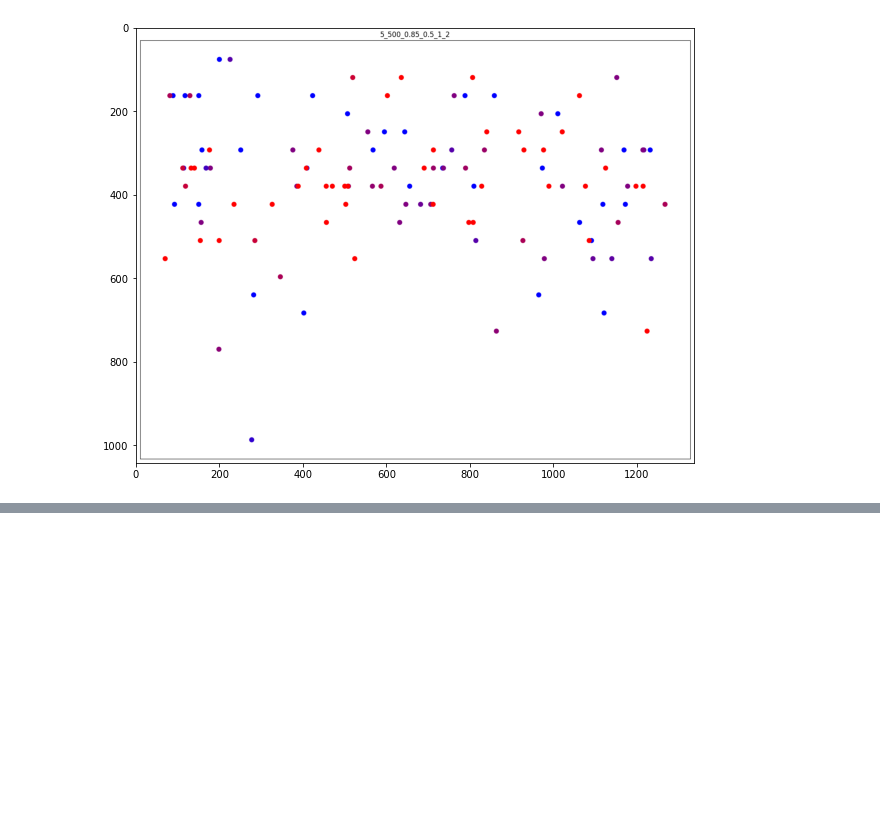
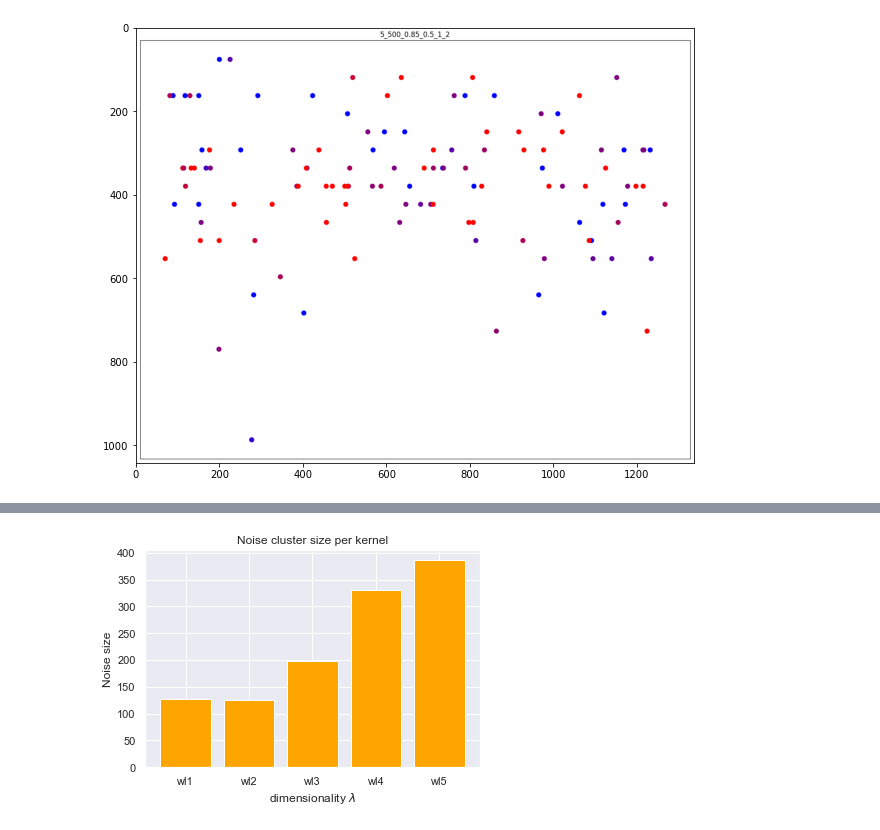
Before and after one commit to mozzafiato/DataMiningAssignment, a Jupyter notebook: ERiC/EDA_ERiC.ipynb, the cells around one changed output, grey strips where cells are left out. Cells and saved outputs as stored; diff of their text form; code cells hidden in the pictures; blank space fills up the shorter version.

```diff
--- a/ERiC/EDA_ERiC.ipynb
+++ b/ERiC/EDA_ERiC.ipynb
@@ -66,0 +146,9 @@ Kernel:  wl5
+# %%
+# plot noise sizes
+plt.bar(kernels, cluster_noise_sizes, color="orange")
+plt.title("Noise cluster size per kernel")
+plt.xlabel("dimensionality $\lambda$")
+plt.ylabel("Noise size")
+plt.show()
+# %% [output]
+[figure, added]
```
Also changed, not shown: parts of 12 cells of this notebook.
